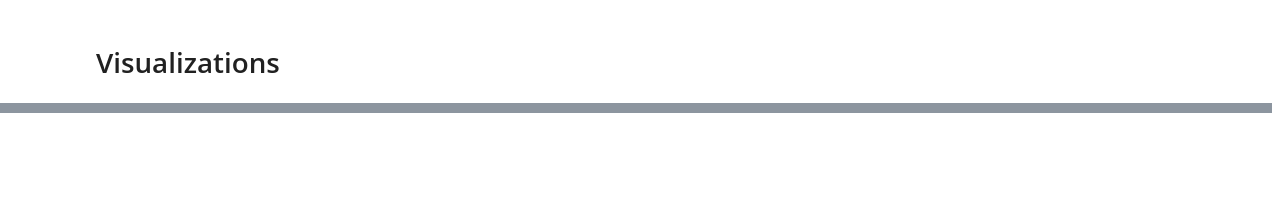
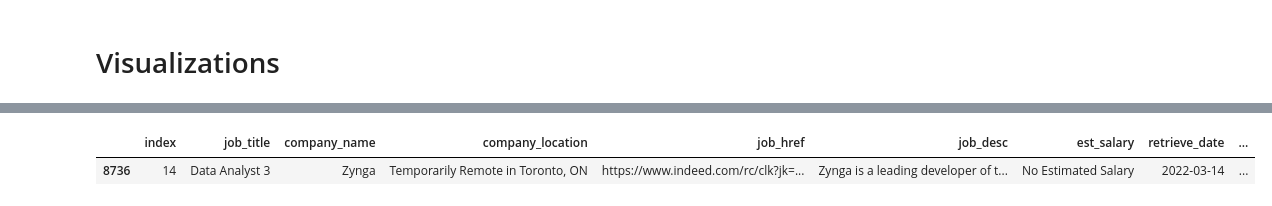
Before and after one commit to molieriAC/DSTools1_FinalProject, a Jupyter notebook: indeedFeatureExtraction.ipynb, the cells around one changed output, grey strips where cells are left out. Drawn from its saved outputs; the diff is of its cells as text; code cells hidden in the pictures; blank space fills up the shorter version.

```diff
--- a/indeedFeatureExtraction.ipynb
+++ b/indeedFeatureExtraction.ipynb
@@ -177,0 +182,5 @@ indeed_df[indeed_df['est_salary']!='No Estimated Salary'].sample(4)
+# %%
+indeed_df[indeed_df.state == 'ON']
+# %% [output]
+|  | index | job_title | company_name | company_location | job_href | job_desc | est_salary | retrieve_date | ... |
+| 8736 | 14 | Data Analyst 3 | Zynga | Temporarily Remote in Toronto, ON | https://www.indeed.com/rc/clk?jk=... | Zynga is a leading developer of t... | No Estimated Salary | 2022-03-14 | ... |
```
Also changed, not shown: parts of 8 cells of this notebook, 1 other file.
